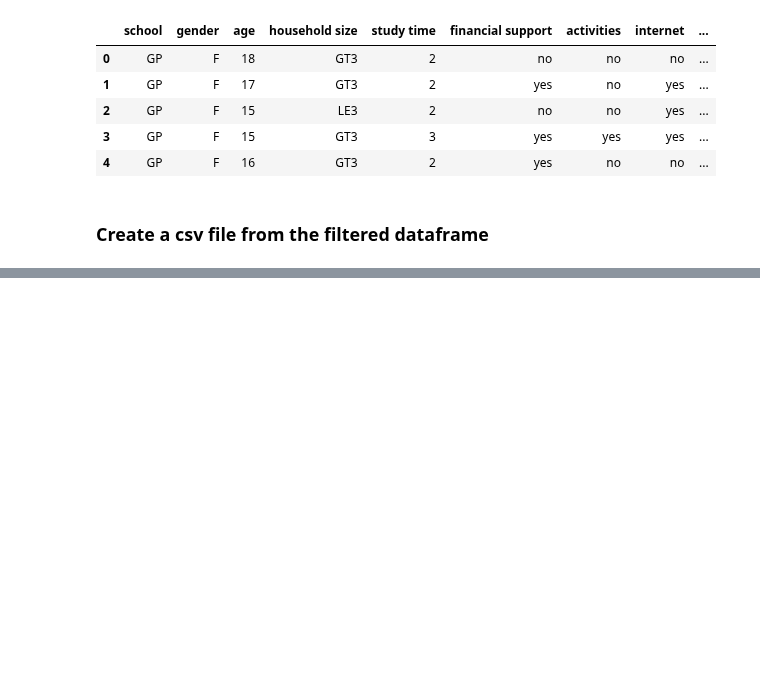
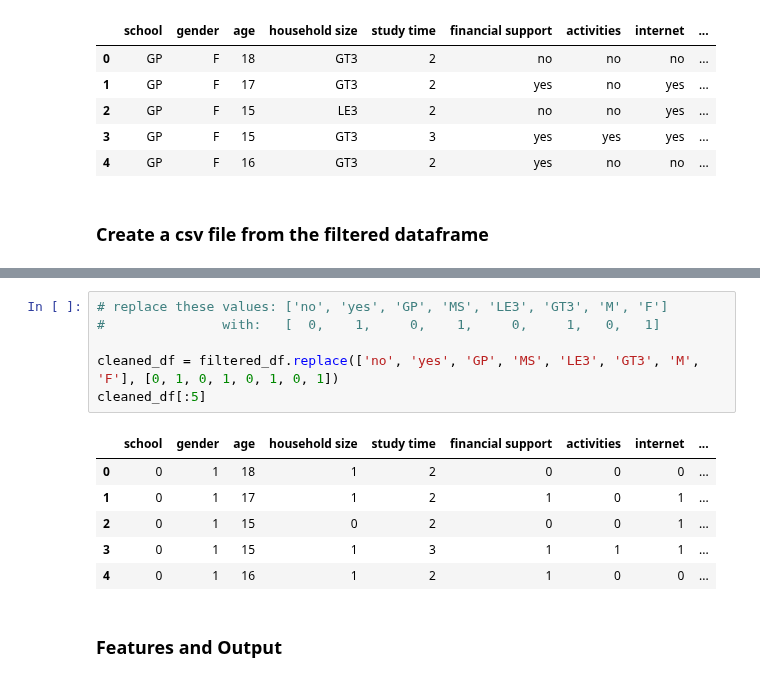
Before and after one commit to jaimiesj/health_outcomes, a Jupyter notebook: src/alcoholism_data_prep.ipynb, the cells around one changed output, grey strips where cells are left out. Saved outputs shown, nothing was run; the diff lists cells and outputs as text; blank space fills up the shorter version.

```diff
--- a/src/alcoholism_data_prep.ipynb
+++ b/src/alcoholism_data_prep.ipynb
@@ -58,0 +75,15 @@ filtered_df.to_csv(filtered_data_path, index=False)
+# %%
+# replace these values: ['no', 'yes', 'GP', 'MS', 'LE3', 'GT3', 'M', 'F']
+#               with:   [  0,    1,     0,    1,     0,     1,   0,   1]
+
+cleaned_df = filtered_df.replace(['no', 'yes', 'GP', 'MS', 'LE3', 'GT3', 'M', 'F'], [0, 1, 0, 1, 0, 1, 0, 1])
+cleaned_df[:5]
+# %% [output]
+|  | school | gender | age | household size | study time | financial support | activities | internet | ... |
+| 0 | 0 | 1 | 18 | 1 | 2 | 0 | 0 | 0 | ... |
+| 1 | 0 | 1 | 17 | 1 | 2 | 1 | 0 | 1 | ... |
+| 2 | 0 | 1 | 15 | 0 | 2 | 0 | 0 | 1 | ... |
+| 3 | 0 | 1 | 15 | 1 | 3 | 1 | 1 | 1 | ... |
+| 4 | 0 | 1 | 16 | 1 | 2 | 1 | 0 | 0 | ... |
+# %% [markdown]
+### Features and Output
```
Also changed, not shown: parts of 5 cells of this notebook, 1 other file.
